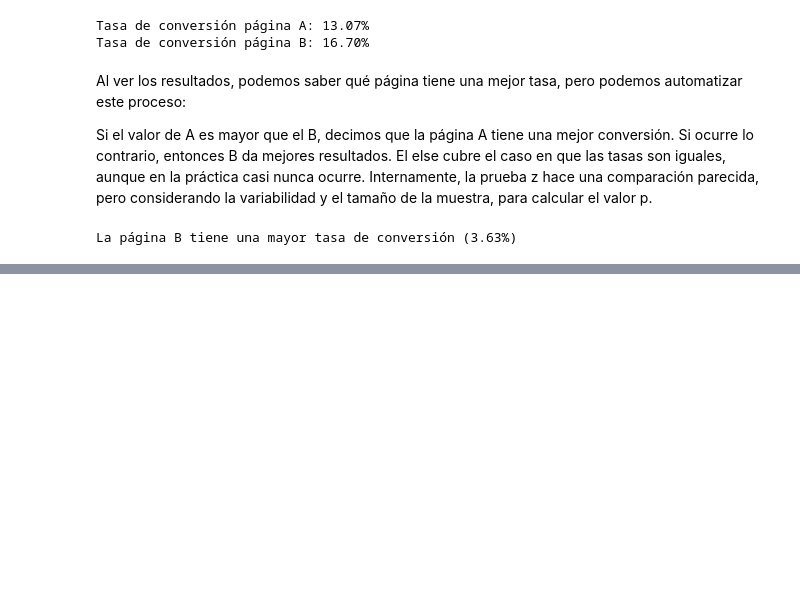
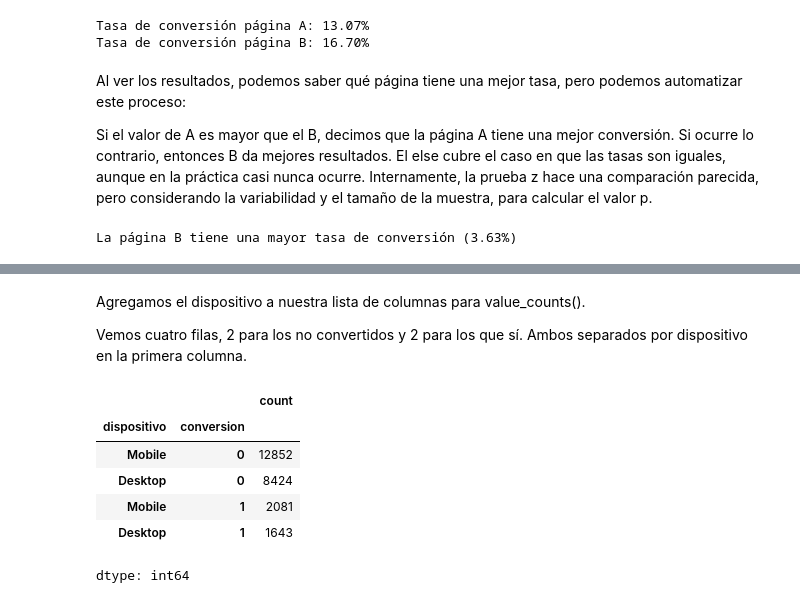
Before and after one commit to camiloch28/landing_experiment_synthetic-analysis, a Jupyter notebook: landing-experiment-analysis.ipynb, the cells around one changed output, grey strips where cells are left out. Cells and saved outputs as stored; diff of their text form; code cells hidden in the pictures; blank space fills up the shorter version.

```diff
--- a/landing-experiment-analysis.ipynb
+++ b/landing-experiment-analysis.ipynb
@@ -531,0 +538,5 @@ La página B tiene una mayor tasa de conversión (3.63%)
+# %%
+import pandas as pd
+
+df = pd.read_csv("/content/landing_experiment_synthetic.csv")
+df.head()
@@ -531,0 +562,14 @@ La página B tiene una mayor tasa de conversión (3.63%)
+# %% [markdown]
+Agregamos el dispositivo a nuestra lista de columnas para value_counts().
+
+Vemos cuatro filas, 2 para los no convertidos y 2 para los que sí. Ambos separados por dispositivo en la primera columna.
+# %%
+df[['dispositivo','conversion']].value_counts()
+# %% [output]
+|  |  | count |
+| dispositivo | conversion |  |
+| Mobile | 0 | 12852 |
+| Desktop | 0 | 8424 |
+| Mobile | 1 | 2081 |
+| Desktop | 1 | 1643 |
+dtype: int64
```
Also changed, not shown: parts of 24 cells of this notebook.
